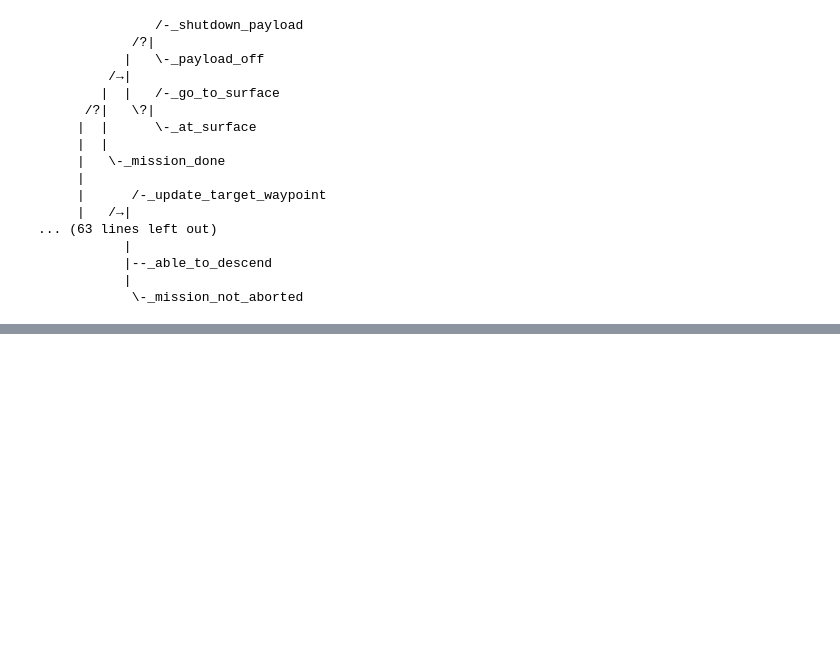
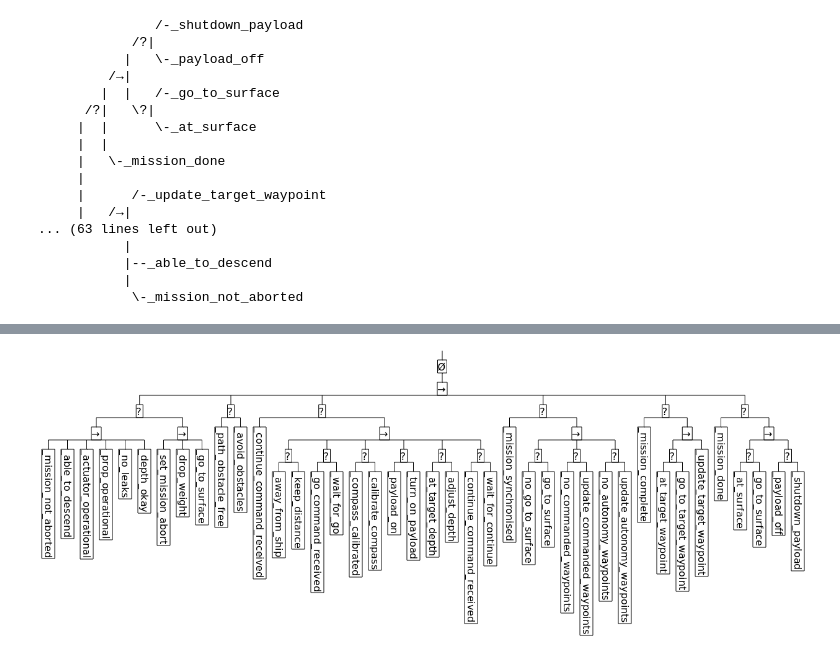
Before and after one commit to cisprague/pybodhi, a Jupyter notebook: examples/visualisation.ipynb, the cells around one changed output, grey strips where cells are left out. Saved outputs shown, nothing was run; the diff lists cells and outputs as text; code cells hidden in the pictures; blank space fills up the shorter version.

```diff
--- a/examples/visualisation.ipynb
+++ b/examples/visualisation.ipynb
@@ -85,32 +85,34 @@ ts.show_leaf_name = False
 ts.mode = "r"
 ts.force_topology = True
 ts.optimal_scale_level = "full"
 ts.show_scale=False
 ts.rotation = 90
 ts.min_leaf_separation = 10
 ts.branch_vertical_margin = 10
 ts.scale = 15
 
 
 def layout(node):
     # remove marker
     node.img_style["size"] = 0
     # add indicator
     F = TextFace(node.name, tight_text=False, fsize=12)
     F.rotation = -90 if node.name == "?" or node.name == "→" or node.name == "Ø" else 0
     F.hz_align=2
     F.vt_align=2
     F.border.width = 1
     F.margin_left=1
     F.margin_right=1
     F.margin_bottom=1
     F.margin_top=1
     F.rotable = False
     node.add_face(F, 0, "branch-right")
 
 ts.layout_fn = layout
 
-t.render("noc_tree_rec.png",tree_style=ts, dpi=4000)
+#t.render("noc_tree_rec.png",tree_style=ts, dpi=4000)
 !convert noc_tree_rec.png -trim noc_tree_rec.png
 #!pdfcrop noc_tree_rec.pdf noc_tree_rec.pdf
-#t.render("%%inline", tree_style=ts)
+t.render("%%inline", tree_style=ts)
+# %% [output]
+[figure, added]
```
Also changed, not shown: parts of 1 cell of this notebook, 2 other files.
